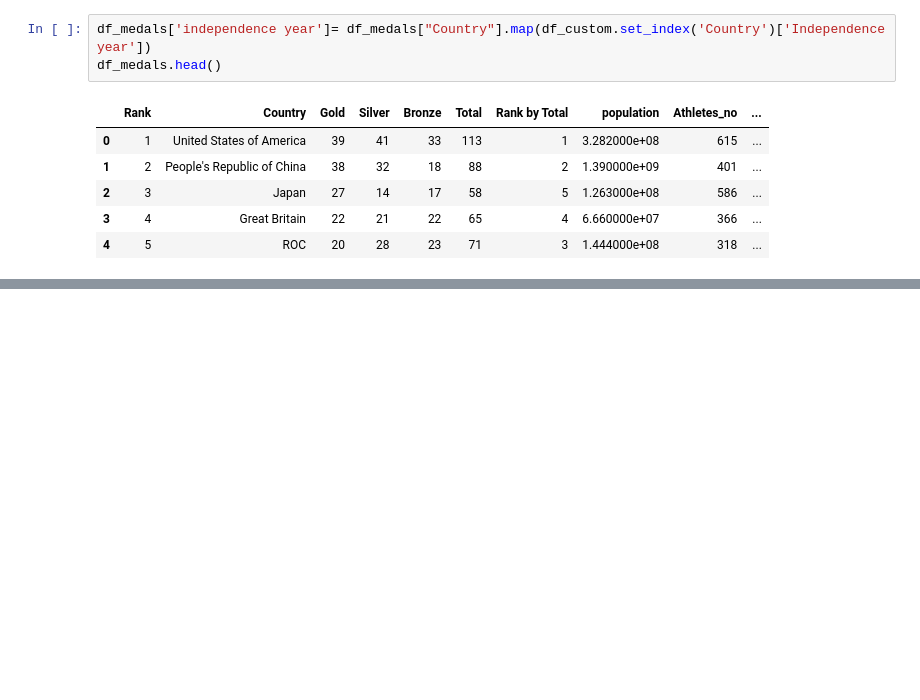
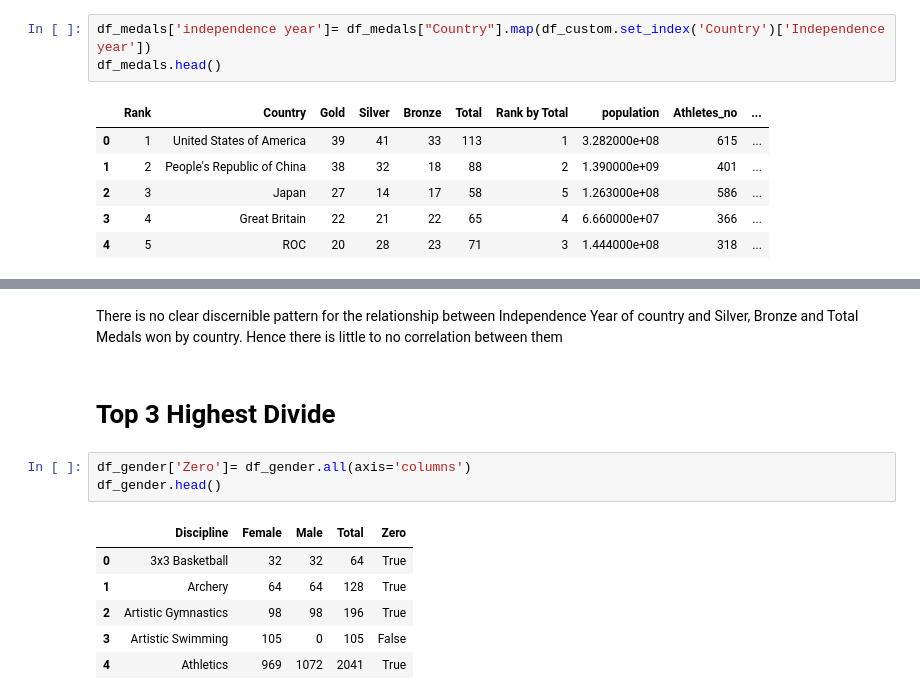
Before and after one commit to tejasrajanna/PredictThis_Olympics, a Jupyter notebook: Assignment1.ipynb, the cells around one changed output, grey strips where cells are left out. Drawn from its saved outputs; the diff is of its cells as text; blank space fills up the shorter version.

```diff
--- a/Assignment1.ipynb
+++ b/Assignment1.ipynb
@@ -357,0 +402,15 @@ df_medals.head()
+# %% [markdown]
+There is no clear discernible pattern for the relationship between Independence Year of country and Silver, Bronze and Total Medals won by country.
+Hence there is little to no correlation between them
+# %% [markdown]
+# Top 3 Highest Divide
+# %%
+df_gender['Zero']= df_gender.all(axis='columns')
+df_gender.head()
+# %% [output]
+|  | Discipline | Female | Male | Total | Zero |
+| 0 | 3x3 Basketball | 32 | 32 | 64 | True |
+| 1 | Archery | 64 | 64 | 128 | True |
+| 2 | Artistic Gymnastics | 98 | 98 | 196 | True |
+| 3 | Artistic Swimming | 105 | 0 | 105 | False |
+| 4 | Athletics | 969 | 1072 | 2041 | True |
```
Also changed, not shown: parts of 13 cells of this notebook.
